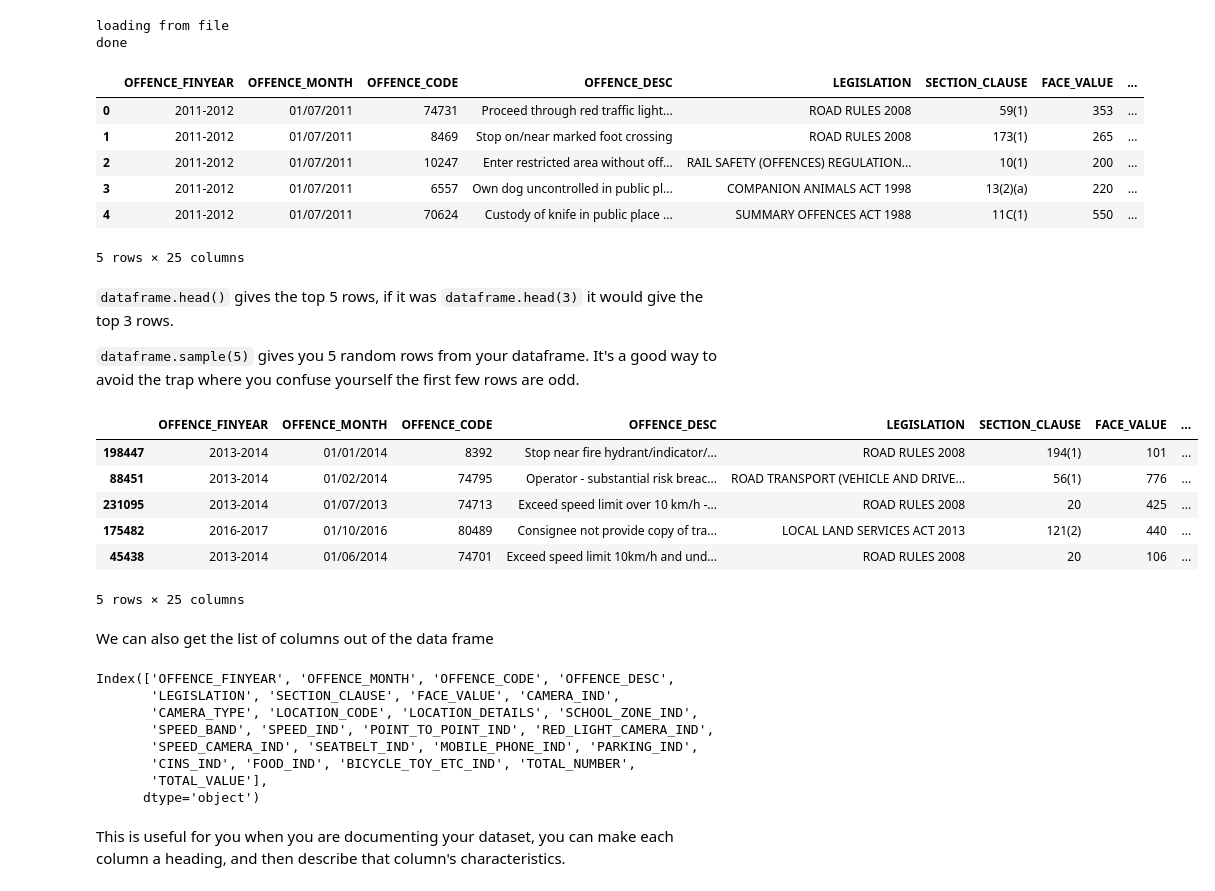
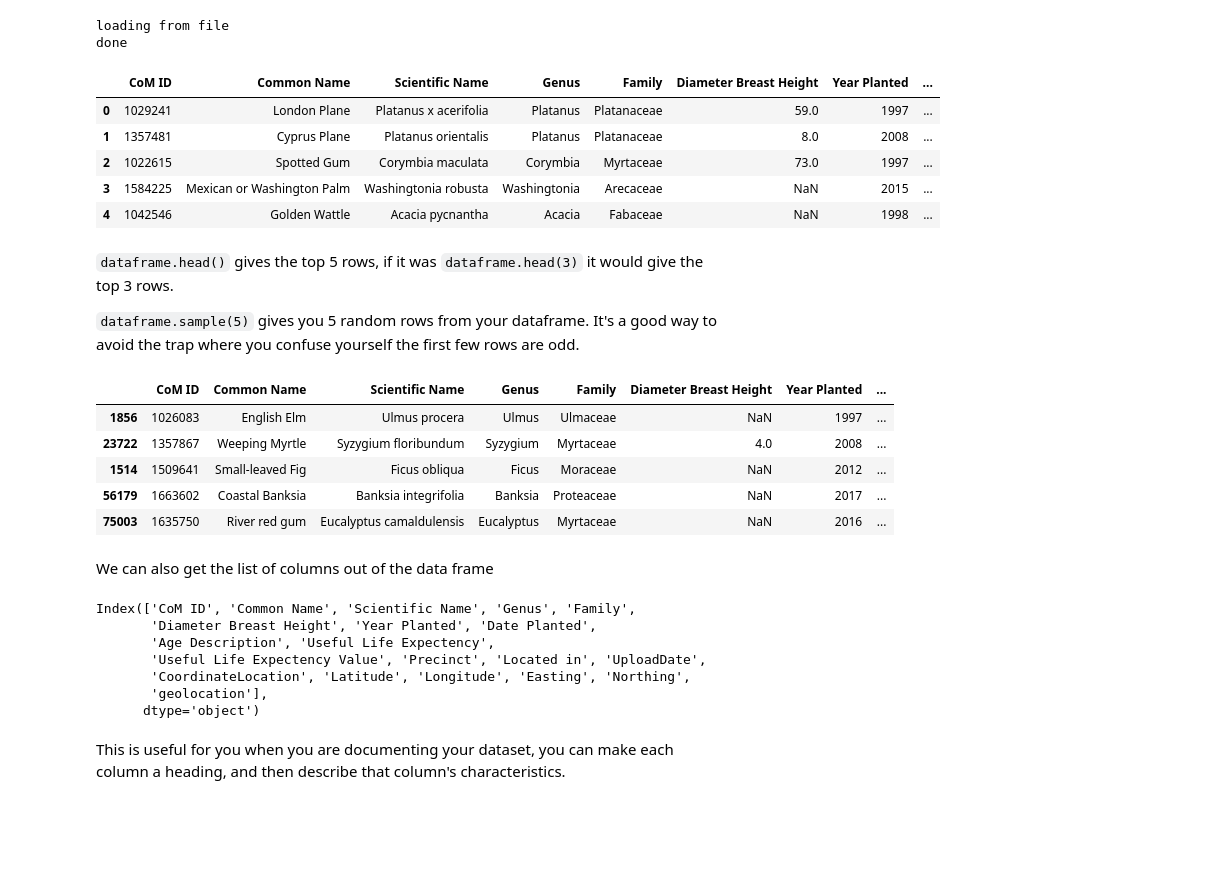
Before and after one commit to YienYan/tree_data, a Jupyter notebook: my_data.ipynb, the cells around one changed output. Cells and saved outputs as stored; diff of their text form; code cells hidden in the pictures; blank space fills up the shorter version.

```diff
--- a/my_data.ipynb
+++ b/my_data.ipynb
@@ -28,54 +28,51 @@ Let's check to see if we've already downloaded the data. It's a big file, so we
 
 Pandas is pretty smart, it can get data from the internet just as easily as from the file system, it just takes a bit longer.
 # %%
-if os.path.isfile("penalty_data_set_0.csv"):
-    filepath = "penalty_data_set_0.csv"
+if os.path.isfile("trees-with-species-and-dimensions-urban-forest.csv"):
+    filepath = "trees-with-species-and-dimensions-urban-forest.csv"
     print("loading from file")
 else:
     filepath = "http://www.osr.nsw.gov.au/sites/default/files/file_manager/penalty_data_set_0.csv"
     print("loading from the internet")
 
-penalty_data = pd.read_csv(filepath)
+tdf = pd.read_csv(filepath)
 print("done")
 # %% [output]
 loading from file
 done
 # %%
-penalty_data.head()
+tdf.head()
 # %% [output]
-|  | OFFENCE_FINYEAR | OFFENCE_MONTH | OFFENCE_CODE | OFFENCE_DESC | LEGISLATION | SECTION_CLAUSE | FACE_VALUE | ... |
-| 0 | 2011-2012 | 01/07/2011 | 74731 | Proceed through red traffic light... | ROAD RULES 2008 | 59(1) | 353 | ... |
-| 1 | 2011-2012 | 01/07/2011 | 8469 | Stop on/near marked foot crossing | ROAD RULES 2008 | 173(1) | 265 | ... |
-| 2 | 2011-2012 | 01/07/2011 | 10247 | Enter restricted area without off... | RAIL SAFETY (OFFENCES) REGULATION... | 10(1) | 200 | ... |
-| 3 | 2011-2012 | 01/07/2011 | 6557 | Own dog uncontrolled in public pl... | COMPANION ANIMALS ACT 1998 | 13(2)(a) | 220 | ... |
-| 4 | 2011-2012 | 01/07/2011 | 70624 | Custody of knife in public place ... | SUMMARY OFFENCES ACT 1988 | 11C(1) | 550 | ... |
+|  | CoM ID | Common Name | Scientific Name | Genus | Family | Diameter Breast Height | Year Planted | ... |
+| 0 | 1029241 | London Plane | Platanus x acerifolia | Platanus | Platanaceae | 59.0 | 1997 | ... |
+| 1 | 1357481 | Cyprus Plane | Platanus orientalis | Platanus | Platanaceae | 8.0 | 2008 | ... |
+| 2 | 1022615 | Spotted Gum | Corymbia maculata | Corymbia | Myrtaceae | 73.0 | 1997 | ... |
+| 3 | 1584225 | Mexican or Washington Palm | Washingtonia robusta | Washingtonia | Arecaceae | NaN | 2015 | ... |
+| 4 | 1042546 | Golden Wattle | Acacia pycnantha | Acacia | Fabaceae | NaN | 1998 | ... |
-5 rows × 25 columns
 # %% [markdown]
 `dataframe.head()` gives the top 5 rows, if it was `dataframe.head(3)` it would give the top 3 rows.
 
 `dataframe.sample(5)` gives you 5 random rows from your dataframe. It's a good way to avoid the trap where you confuse yourself the first few rows are odd.
 # %%
-penalty_data.sample(5)
+tdf.sample(5)
 # %% [output]
-|  | OFFENCE_FINYEAR | OFFENCE_MONTH | OFFENCE_CODE | OFFENCE_DESC | LEGISLATION | SECTION_CLAUSE | FACE_VALUE | ... |
-| 198447 | 2013-2014 | 01/01/2014 | 8392 | Stop near fire hydrant/indicator/... | ROAD RULES 2008 | 194(1) | 101 | ... |
-| 88451 | 2013-2014 | 01/02/2014 | 74795 | Operator - substantial risk breac... | ROAD TRANSPORT (VEHICLE AND DRIVE... | 56(1) | 776 | ... |
-| 231095 | 2013-2014 | 01/07/2013 | 74713 | Exceed speed limit over 10 km/h -... | ROAD RULES 2008 | 20 | 425 | ... |
-| 175482 | 2016-2017 | 01/10/2016 | 80489 | Consignee not provide copy of tra... | LOCAL LAND SERVICES ACT 2013 | 121(2) | 440 | ... |
-| 45438 | 2013-2014 | 01/06/2014 | 74701 | Exceed speed limit 10km/h and und... | ROAD RULES 2008 | 20 | 106 | ... |
+|  | CoM ID | Common Name | Scientific Name | Genus | Family | Diameter Breast Height | Year Planted | ... |
+| 1856 | 1026083 | English Elm | Ulmus procera | Ulmus | Ulmaceae | NaN | 1997 | ... |
+| 23722 | 1357867 | Weeping Myrtle | Syzygium floribundum | Syzygium | Myrtaceae | 4.0 | 2008 | ... |
+| 1514 | 1509641 | Small-leaved Fig | Ficus obliqua | Ficus | Moraceae | NaN | 2012 | ... |
+| 56179 | 1663602 | Coastal Banksia | Banksia integrifolia | Banksia | Proteaceae | NaN | 2017 | ... |
+| 75003 | 1635750 | River red gum | Eucalyptus camaldulensis | Eucalyptus | Myrtaceae | NaN | 2016 | ... |
-5 rows × 25 columns
 # %% [markdown]
 We can also get the list of columns out of the data frame
 # %%
-penalty_data.columns
+tdf.columns
 # %% [output]
-Index(['OFFENCE_FINYEAR', 'OFFENCE_MONTH', 'OFFENCE_CODE', 'OFFENCE_DESC',
-       'LEGISLATION', 'SECTION_CLAUSE', 'FACE_VALUE', 'CAMERA_IND',
-       'CAMERA_TYPE', 'LOCATION_CODE', 'LOCATION_DETAILS', 'SCHOOL_ZONE_IND',
-       'SPEED_BAND', 'SPEED_IND', 'POINT_TO_POINT_IND', 'RED_LIGHT_CAMERA_IND',
-       'SPEED_CAMERA_IND', 'SEATBELT_IND', 'MOBILE_PHONE_IND', 'PARKING_IND',
-       'CINS_IND', 'FOOD_IND', 'BICYCLE_TOY_ETC_IND', 'TOTAL_NUMBER',
-       'TOTAL_VALUE'],
+Index(['CoM ID', 'Common Name', 'Scientific Name', 'Genus', 'Family',
+       'Diameter Breast Height', 'Year Planted', 'Date Planted',
+       'Age Description', 'Useful Life Expectency',
+       'Useful Life Expectency Value', 'Precinct', 'Located in', 'UploadDate',
+       'CoordinateLocation', 'Latitude', 'Longitude', 'Easting', 'Northing',
+       'geolocation'],
       dtype='object')
 # %% [markdown]
 This is useful for you when you are documenting your dataset, you can make each column a heading, and then describe that column's characteristics.
```
Also changed, not shown: parts of 14 cells of this notebook.
